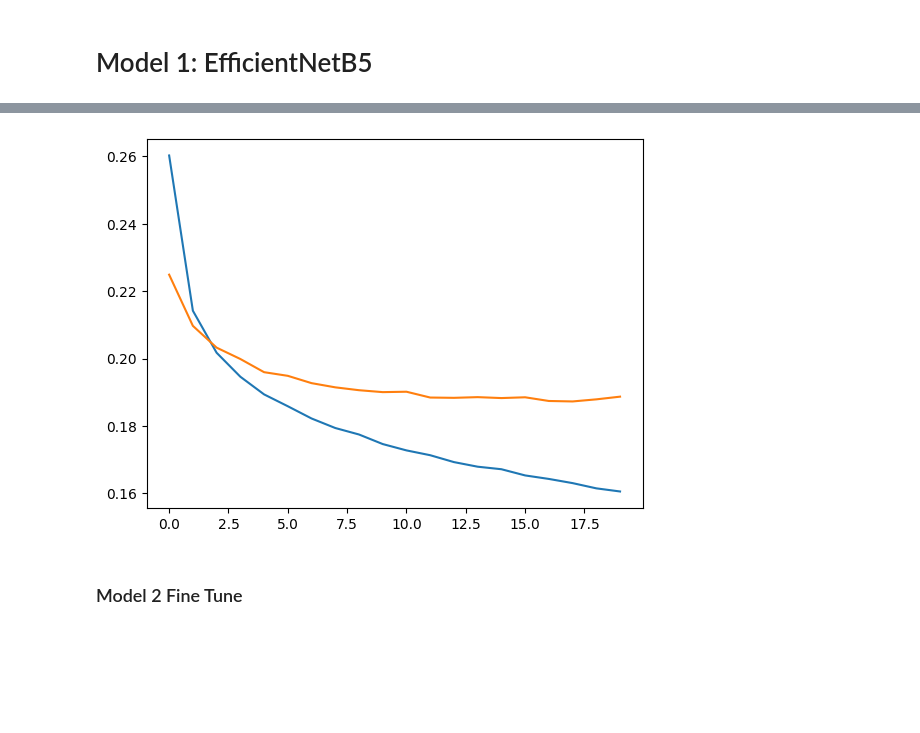
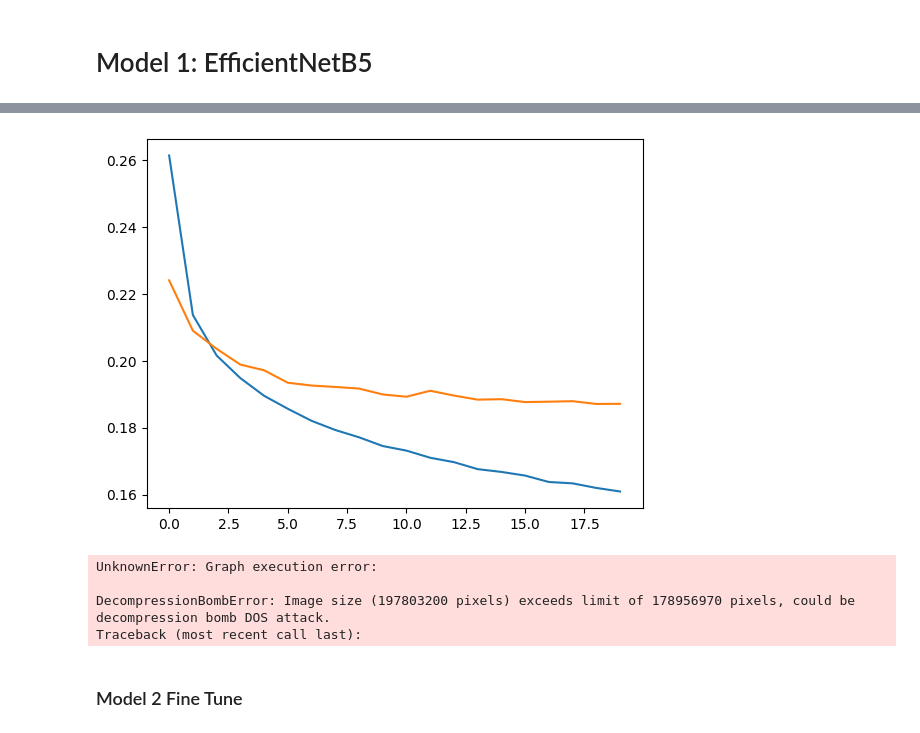
Before and after one commit to melihkacaman/SimilarProducts, a Jupyter notebook: notebooks/11 Fine Grained Attributes Detection on High Resolution.ipynb, the cells around one changed output, grey strips where cells are left out. Saved outputs shown, nothing was run; the diff lists cells and outputs as text; code cells hidden in the pictures; blank space fills up the shorter version.

```diff
--- a/notebooks/11 Fine Grained Attributes Detection on High Resolution.ipynb
+++ b/notebooks/11 Fine Grained Attributes Detection on High Resolution.ipynb
@@ -254,5 +375,3 @@ Epoch 12/20
 # %%
 # from helpers import save_with_pickle
 # save_with_pickle("../trained_models/model_2_efficientnet_SHUFFLEDdata_fine_grained_vgg_HISTORY.pickle", history_model_2.history)
-# %%
-history_model_1 = pd.read_csv("../datasets/results/history_efnetB5.csv", index_col=0)
@@ -259,10 +380,17 @@ history_model_1 = pd.read_csv("../datasets/results/history_efnetB5.csv", index_c
 # %%
 from matplotlib import pyplot as plt
 
-plt.plot(history_model_1[["loss", "val_loss"]])
+plt.plot(pd.DataFrame(history_model_1.history)[["loss", "val_loss"]])
 plt.show()
 # %% [output]
-[figure, old version]
+[figure, new version]
+# %%
+model_1.evaluate(test_2)
+# %% [output]
+UnknownError: Graph execution error:
+
+DecompressionBombError: Image size (197803200 pixels) exceeds limit of 178956970 pixels, could be decompression bomb DOS attack.
+Traceback (most recent call last):
 # %% [markdown]
 ### Model 2 Fine Tune
 # %%
```
Also changed, not shown: parts of 12 cells of this notebook.
